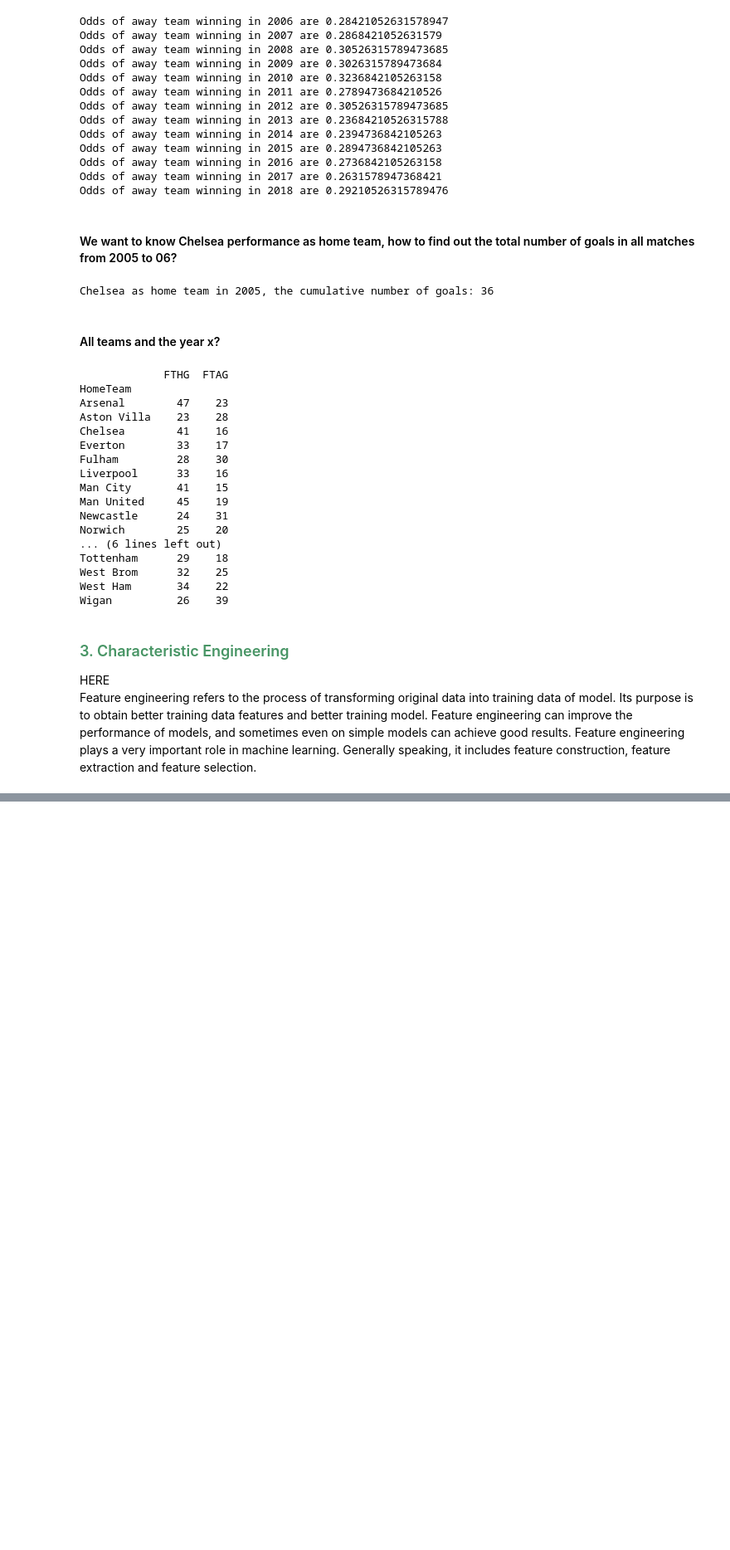
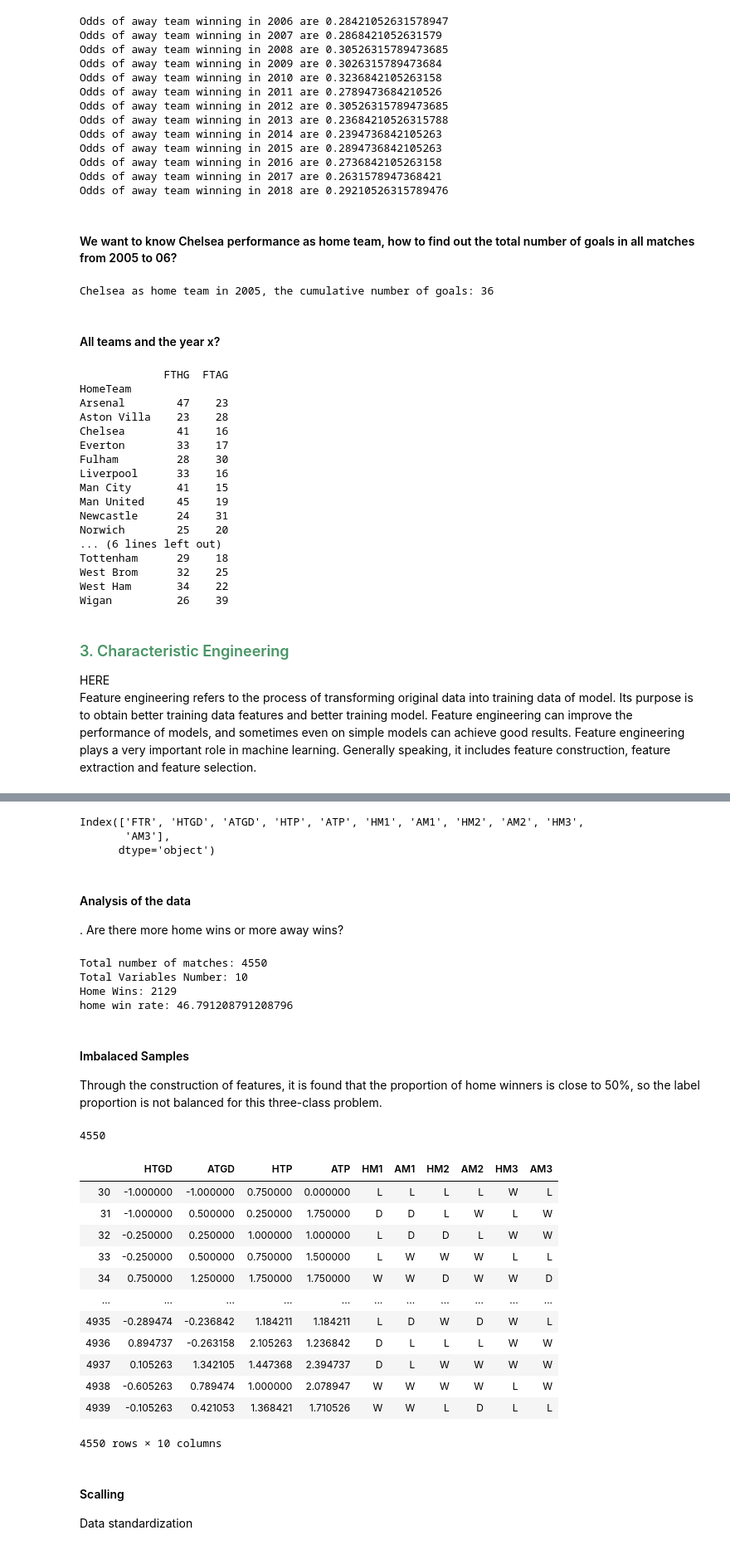
Before and after one commit to GRaviSS/Deep-Learning, a Jupyter notebook: First_Programing.ipynb, the cells around one changed output, grey strips where cells are left out. Shown at 83% size. Drawn from its saved outputs; the diff is of its cells as text; code cells hidden in the pictures; blank space fills up the shorter version.

```diff
--- a/First_Programing.ipynb
+++ b/First_Programing.ipynb
@@ -805,0 +970,5 @@ playing_statistics[1].tail()
+# %%
+# Weightening the columns
+
+for col in cols:
+    playing_stat[col] = playing_stat[col] / playing_stat.MW
@@ -805,0 +994,73 @@ playing_statistics[1].tail()
+# %%
+# Abandon the first three weeks of the game
+playing_stat = playing_stat[playing_stat.MW > 3]
+playing_stat.drop(['HomeTeam', 'AwayTeam', 'FTHG', 'FTAG', 'MW'],1, inplace=True)
+
+# Let's look at the characteristics of the data at this time.
+# %%
+playing_stat.keys()
+# %% [output]
+Index(['FTR', 'HTGD', 'ATGD', 'HTP', 'ATP', 'HM1', 'AM1', 'HM2', 'AM2', 'HM3',
+       'AM3'],
+      dtype='object')
+# %% [markdown]
+#### Analysis of the data
+
+. Are there more home wins or more away wins?
+# %%
+n_matches = playing_stat.shape[0]
+
+n_features = playing_stat.shape[1] - 1
+
+n_homewins = len(playing_stat[playing_stat.FTR == 'H'])
+
+win_rate = (float(n_homewins) / (n_matches)) * 100
+
+print("Total number of matches: {}". format (n_matches))
+print("Total Variables Number: {}". format (n_features))
+print("Home Wins: {}". format(n_homewins))
+print("home win rate:", win_rate)
+# %% [output]
+Total number of matches: 4550
+Total Variables Number: 10
+Home Wins: 2129
+home win rate: 46.791208791208796
+# %% [markdown]
+#### Imbalaced Samples
+
+Through the construction of features, it is found that the proportion of home winners is close to 50%, so the label proportion is not balanced for this three-class problem.
+# %%
+# Define target, that is, whether to win at home or not
+def only_hw(string):
+    if string == 'H':
+        return 'H'
+    else:
+        return 'NH'
+playing_stat['FTR'] = playing_stat.FTR.apply(only_hw)
+# %%
+# Divide data into eigenvalues and label values
+X_all = playing_stat.drop(['FTR'],1)
+y_all = playing_stat['FTR']
+# Length of eigenvalues
+len(X_all)
+# %% [output]
+4550
+# %%
+X_all
+# %% [output]
+|  | HTGD | ATGD | HTP | ATP | HM1 | AM1 | HM2 | AM2 | HM3 | AM3 |
+| 30 | -1.000000 | -1.000000 | 0.750000 | 0.000000 | L | L | L | L | W | L |
+| 31 | -1.000000 | 0.500000 | 0.250000 | 1.750000 | D | D | L | W | L | W |
+| 32 | -0.250000 | 0.250000 | 1.000000 | 1.000000 | L | D | D | L | W | W |
+| 33 | -0.250000 | 0.500000 | 0.750000 | 1.500000 | L | W | W | W | L | L |
+| 34 | 0.750000 | 1.250000 | 1.750000 | 1.750000 | W | W | D | W | W | D |
+| ... | ... | ... | ... | ... | ... | ... | ... | ... | ... | ... |
+| 4935 | -0.289474 | -0.236842 | 1.184211 | 1.184211 | L | D | W | D | W | L |
+| 4936 | 0.894737 | -0.263158 | 2.105263 | 1.236842 | D | L | L | L | W | W |
+| 4937 | 0.105263 | 1.342105 | 1.447368 | 2.394737 | D | L | W | W | W | W |
+| 4938 | -0.605263 | 0.789474 | 1.000000 | 2.078947 | W | W | W | W | L | W |
+| 4939 | -0.105263 | 0.421053 | 1.368421 | 1.710526 | W | W | L | D | L | L |
+4550 rows × 10 columns
+# %% [markdown]
+#### Scalling
+Data standardization
```
Also changed, not shown: parts of 49 cells of this notebook.
